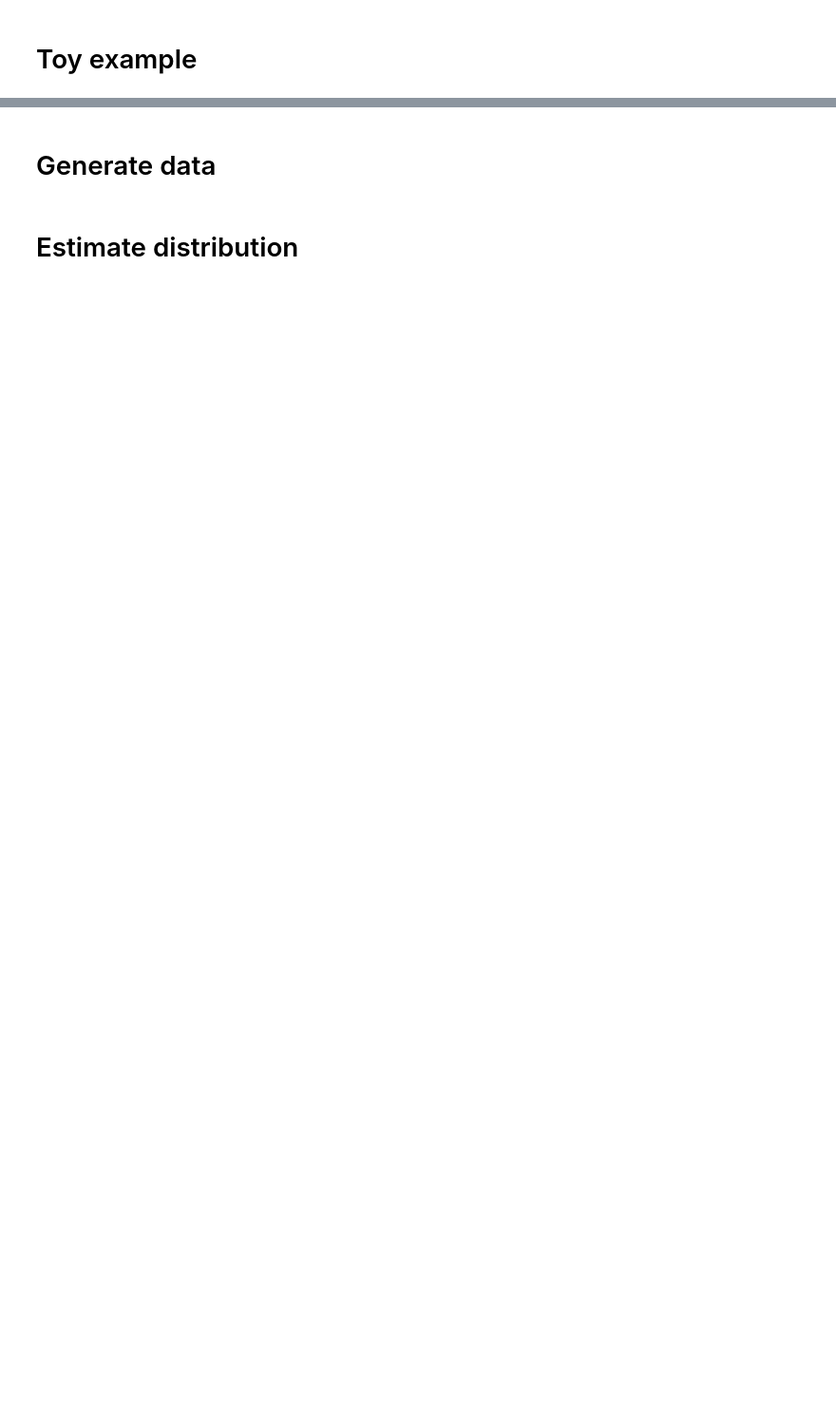
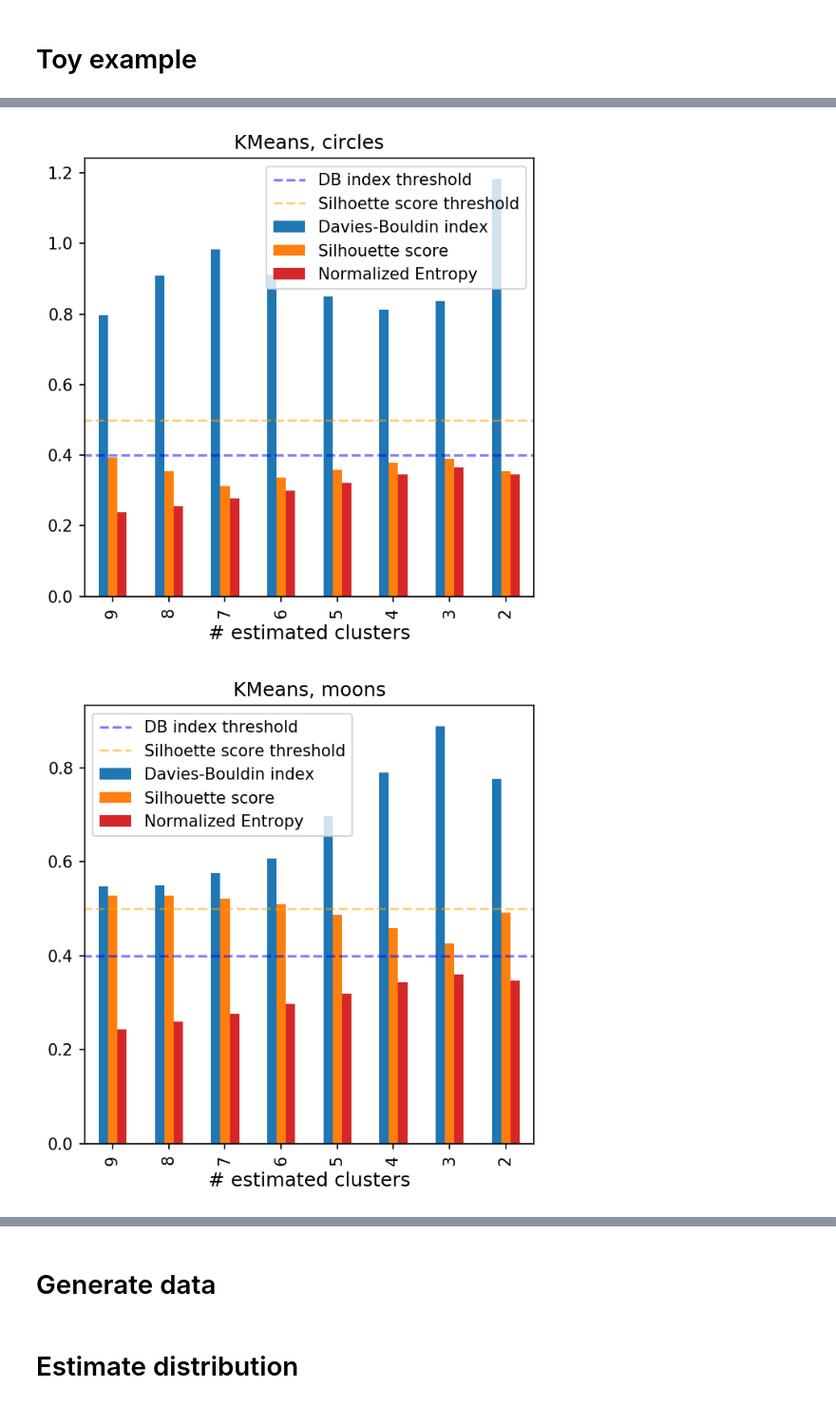
Before and after one commit to blufzzz/Skoltech-Microbiome-Project, a Jupyter notebook: Statistical significance.ipynb, the cells around one changed output, grey strips where cells are left out. Shown at 95% size. Cells and saved outputs as stored; diff of their text form; code cells hidden in the pictures; blank space fills up the shorter version.

```diff
--- a/Statistical significance.ipynb
+++ b/Statistical significance.ipynb
@@ -109,0 +204,9 @@ plt.show()
+# %%
+data = {}
+for k,v in data_dict.items():
+    data[k] = v[0]
+# %%
+LABEL2DBSCAN_PARAMS = {}
+for label,d in data.items():
+    p95_list = get_neigh_perc(d)
+    LABEL2DBSCAN_PARAMS[label] = [min(p95_list), max(p95_list)]
@@ -109,0 +267,20 @@ plt.show()
+# %%
+methods_dict = {'dbscan':[DBSCAN, [None]*15],
+               'KMeans':[KMeans, np.arange(2, 10, 1)],
+               'SpectralClustering':[SpectralClustering, np.arange(2, 10, 1)]}
+
+methods_names = list(methods_dict.keys())
+
+cluster_results_list = []
+cluster_preds_list = []
+
+for method_name in tqdm_notebook(methods_names):
+    method_class, param_range = methods_dict[method_name]
+    cluster_results, cluster_preds = clustering(data,
+                                                method_class,
+                                                param_range,
+                                                dbscan=method_name=='dbscan',
+                                                dbscan_params_dict=LABEL2DBSCAN_PARAMS)
+
+    cluster_results_list.append(cluster_results)
+    cluster_preds_list.append(cluster_preds)
@@ -109,0 +295,5 @@ plt.show()
+# %%
+plot_proj_clustering(cluster_results_list[1], method='pca', suptitle='KMeans')
+# %% [output]
+[figure, added]
+[figure, added]
```
Also changed, not shown: parts of 19 cells of this notebook, 11 other files.
